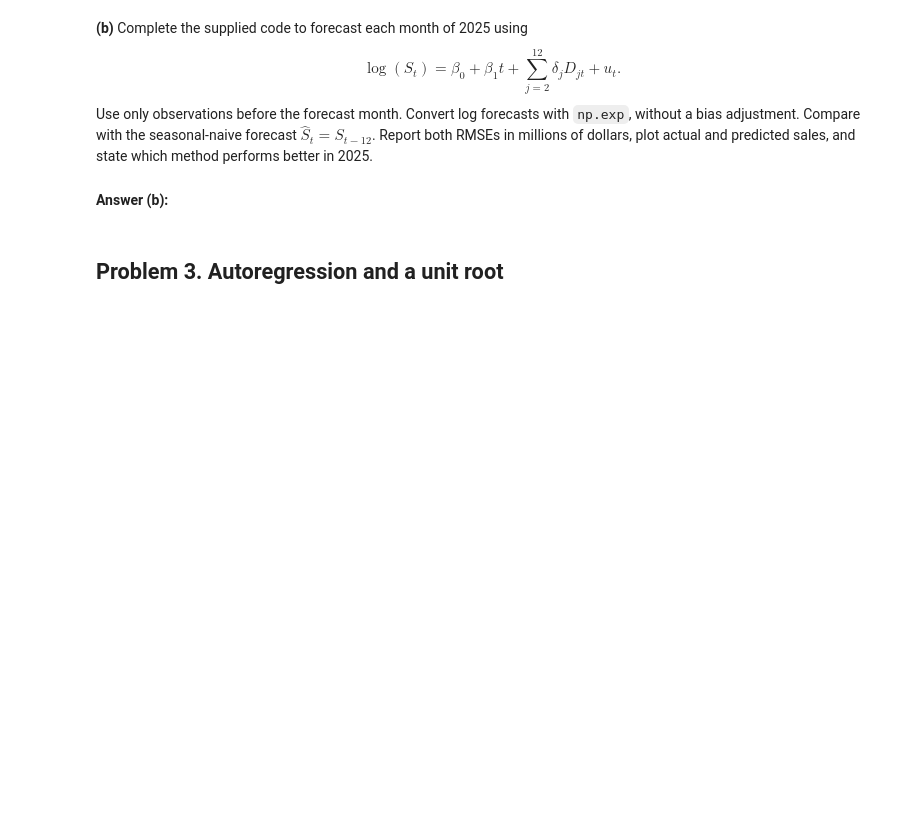
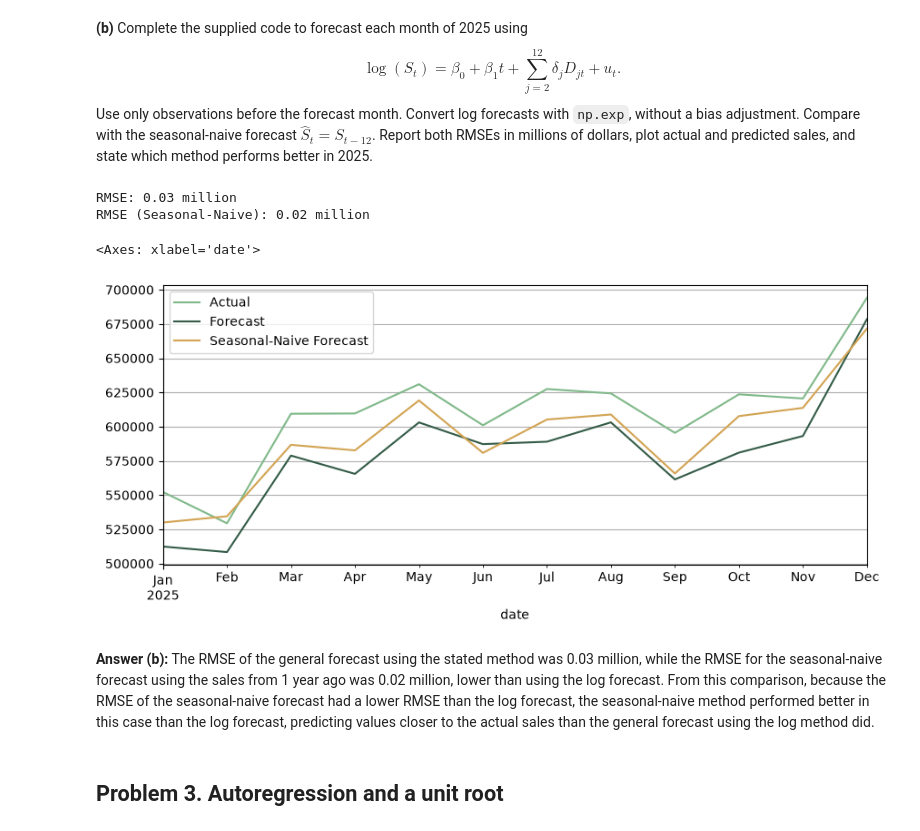
Before and after one commit to matthewbadillo001/ECON422_MatthewBadillo, a Jupyter notebook: ECON422_PS2.ipynb, the cells around one changed output. Drawn from its saved outputs; the diff is of its cells as text; code cells hidden in the pictures; blank space fills up the shorter version.

```diff
--- a/ECON422_PS2.ipynb
+++ b/ECON422_PS2.ipynb
@@ -137,14 +139,32 @@ test_dates = data.index[data.index.year == 2025]
 # %%
 q2 = pd.DataFrame(index=test_dates)
 q2['Actual'] = data.loc[test_dates,'NSA']
 for date in test_dates:
     past = data.index < date
     # TODO fit LinearRegression on calendar.loc[past] and log sales.
+    model = LinearRegression()
+    model.fit(calendar.loc[past], np.log(data.loc[past, 'NSA']))
     # TODO store the exponentiated forecast and sales from 12 months earlier.
-    pass
-# TODO report RMSE and plot the forecasts.
+    q2.loc[date, 'Forecast'] = np.exp(model.predict(calendar.loc[date:date]))
+    q2.loc[date, 'Seasonal-Naive Forecast'] = data.loc[date - pd.DateOffset(months=12), 'NSA']
+# TODO report both RMSE in millions.
+rmse = np.sqrt(np.mean((q2['Forecast'] - q2['Actual']) ** 2))
+rmse_seasonal_naive = np.sqrt(np.mean((q2['Seasonal-Naive Forecast'] - q2['Actual']) ** 2))
+print(f'RMSE: {rmse/1000000:.2f} million')
+print(f'RMSE (Seasonal-Naive): {rmse_seasonal_naive/1000000:.2f} million')
+
+# Plot the forecast, the actual sales for 2025, and the forecasted sales from 12 months earlier.
+q2[['Actual', 'Forecast', 'Seasonal-Naive Forecast']].plot()
+
+# This code was mostly written by GitHub Copilot using comments as prompts and reviewed/edited to make sure the desired results were produced.
+# %% [output]
+RMSE: 0.03 million
+RMSE (Seasonal-Naive): 0.02 million
+<Axes: xlabel='date'>
+[figure, added]
 # %% [markdown]
 **Answer (b):**
+The RMSE of the general forecast using the stated method was 0.03 million, while the RMSE for the seasonal-naive forecast using the sales from 1 year ago was 0.02 million, lower than using the log forecast. From this comparison, because the RMSE of the seasonal-naive forecast had a lower RMSE than the log forecast, the seasonal-naive method performed better in this case than the log forecast, predicting values closer to the actual sales than the general forecast using the log method did.
 # %% [markdown]
 ## Problem 3. Autoregression and a unit root
 # %% [markdown]
```
Also changed, not shown: parts of 1 cell of this notebook.
